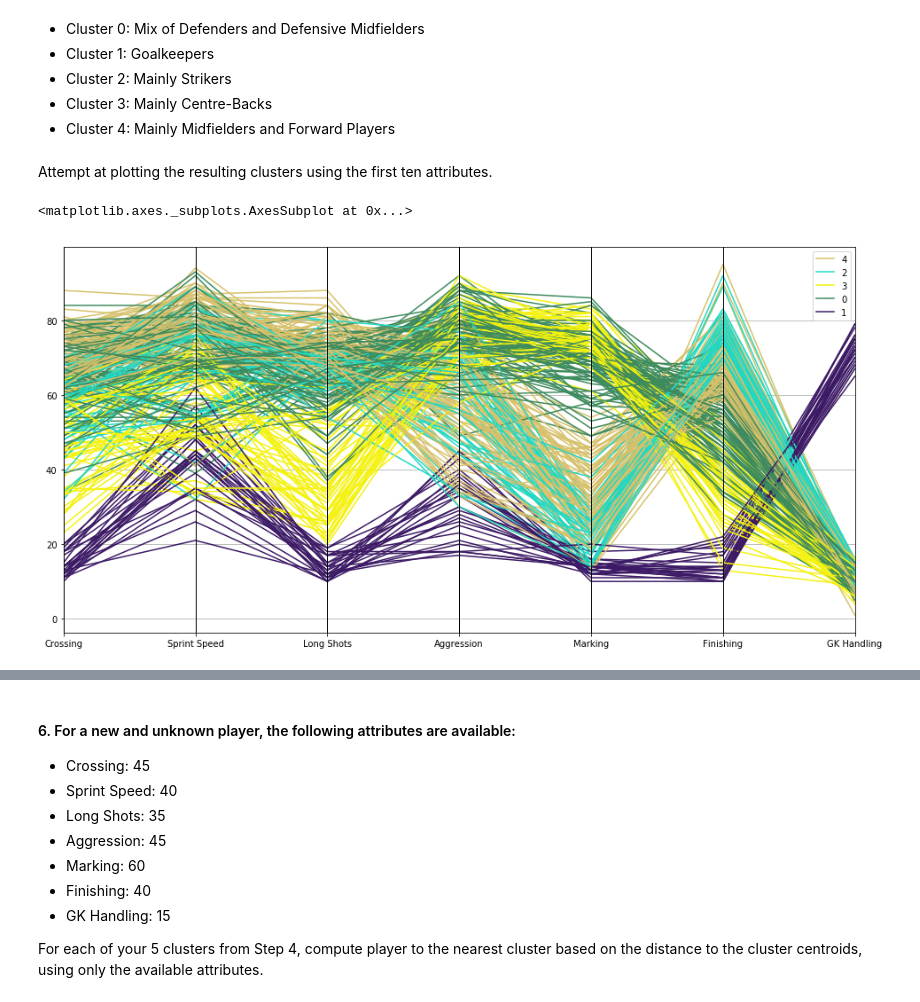
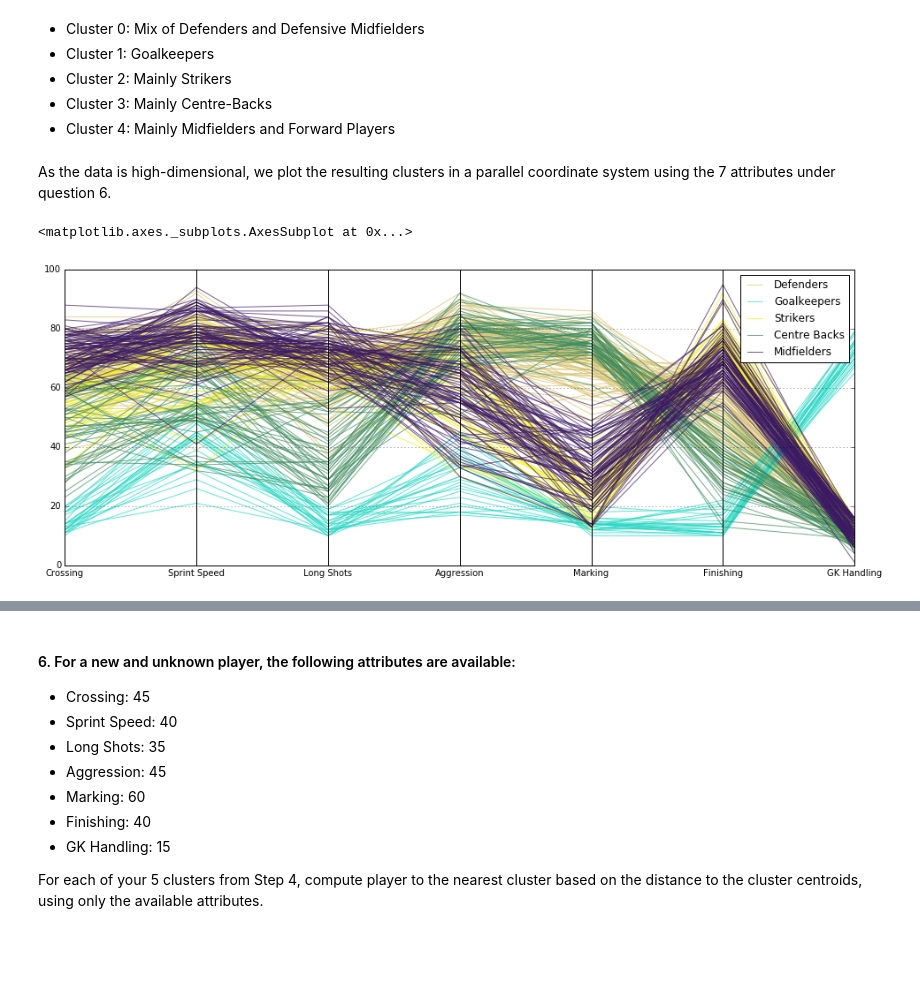
Before and after one commit to ceciliacheungns/machinelearning, a Jupyter notebook: Assignment4/ML-Group1-Assignment4.ipynb, the cells around one changed output, grey strips where cells are left out. Saved outputs shown, nothing was run; the diff lists cells and outputs as text; code cells hidden in the pictures; blank space fills up the shorter version.

```diff
--- a/Assignment4/ML-Group1-Assignment4.ipynb
+++ b/Assignment4/ML-Group1-Assignment4.ipynb
@@ -243,13 +243,24 @@ argPlayers.head()
 * Cluster 2: Mainly Strikers
 * Cluster 3: Mainly Centre-Backs
 * Cluster 4: Mainly Midfielders and Forward Players
-# %% [markdown]
-Attempt at plotting the resulting clusters using the first ten attributes.
-# %%
-colPlot = ['Crossing', 'Sprint Speed', 'Long Shots', 'Aggression', 'Marking', 'Finishing', 'GK Handling'] + ['Cluster']
-
-plt.figure(figsize=(16,8))
-parallel_coordinates(argPlayers.loc[ : , colPlot], 'Cluster')
-# %% [output]
-<matplotlib.axes._subplots.AxesSubplot at 0x...>
-[figure, removed]
+# %% [markdown]
+As the data is high-dimensional, we plot the resulting clusters in a parallel coordinate system using the 7 attributes under question 6.
+# %%
+# assign names to clusters
+argPlayers['Cluster Names'] = ['Defenders' if row == 0 else
+                  'Goalkeepers' if row == 1 else
+                  'Strikers' if row == 2 else
+                  'Centre Backs' if row == 3 else
+                  'Midfielders'
+                  for row in argPlayers['Cluster']]
+
+colPlot = ['Crossing', 'Sprint Speed', 'Long Shots', 'Aggression', 'Marking', 'Finishing', 'GK Handling'] + ['Cluster Names']
+
+# sort data by Cluster
+argPlayers = argPlayers.sort_values(['Cluster'], ascending= True)
+
+plt.figure(figsize=(16,6))
+parallel_coordinates(argPlayers.loc[ : , colPlot], 'Cluster Names', alpha = 0.7)
+# %% [output]
+<matplotlib.axes._subplots.AxesSubplot at 0x...>
+[figure, added]
```
Also changed, not shown: parts of 5 cells of this notebook, 7 other files.
